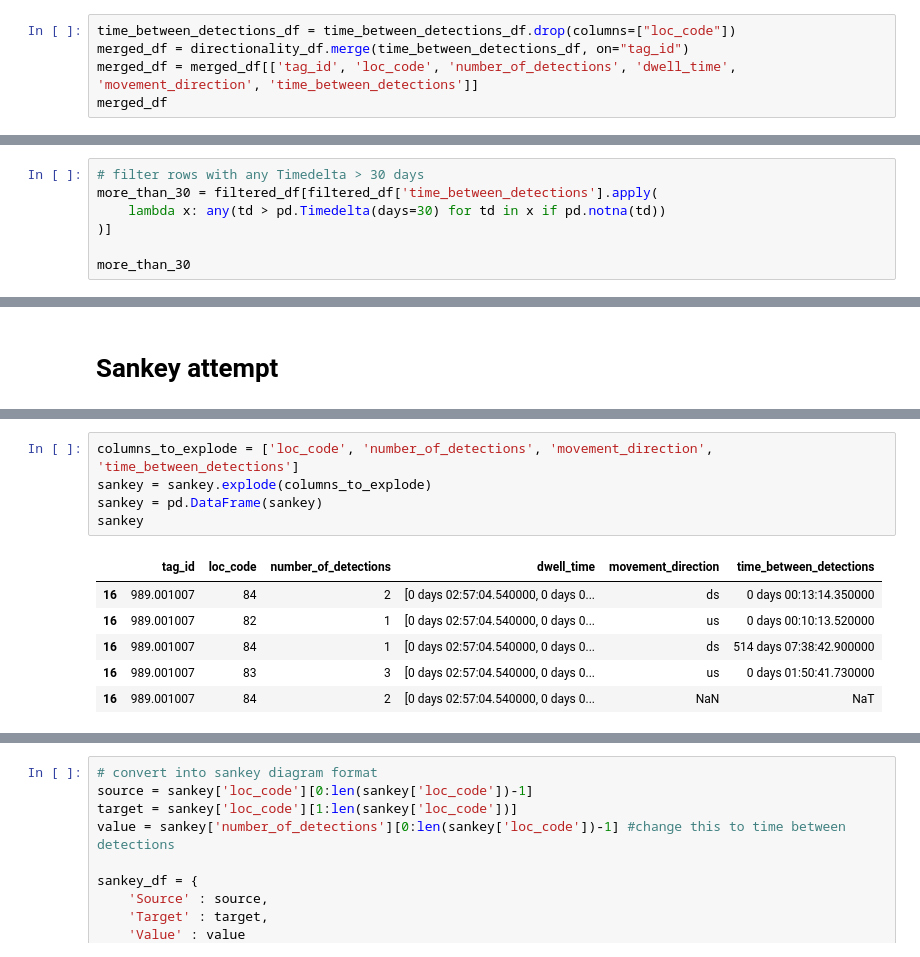
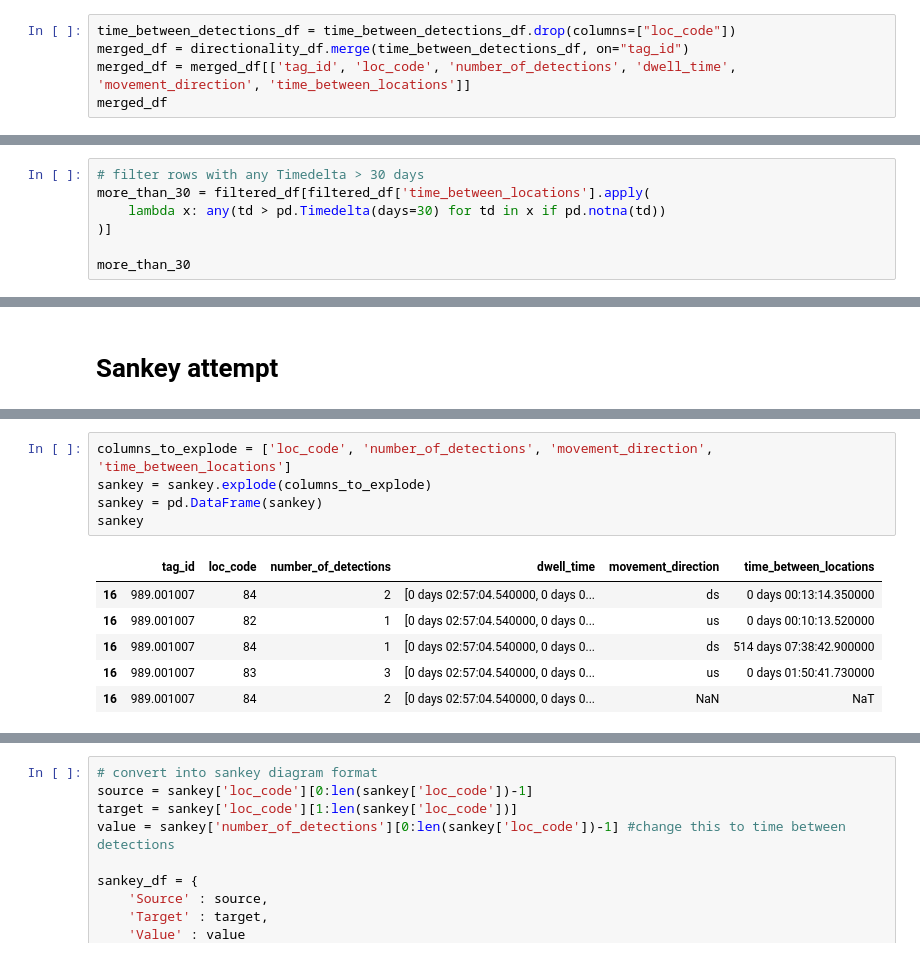
Before and after one commit to riyaeliza123/PIT-detection-patterns, a Jupyter notebook: notebooks/pit_profiles.ipynb, the cells around one changed output, grey strips where cells are left out. Saved outputs shown, nothing was run; the diff lists cells and outputs as text.

Commit message:
column name change requested

```diff
--- a/notebooks/pit_profiles.ipynb
+++ b/notebooks/pit_profiles.ipynb
@@ -113,6 +113,6 @@ time_between_detections_df
 # %%
 time_between_detections_df = time_between_detections_df.drop(columns=["loc_code"])
 merged_df = directionality_df.merge(time_between_detections_df, on="tag_id")
-merged_df = merged_df[['tag_id', 'loc_code', 'number_of_detections', 'dwell_time', 'movement_direction', 'time_between_detections']]
+merged_df = merged_df[['tag_id', 'loc_code', 'number_of_detections', 'dwell_time', 'movement_direction', 'time_between_locations']]
 merged_df
 # %% [output]
@@ -203,7 +203,7 @@ plt.show()
 [figure]
 # %%
 # filter rows with any Timedelta > 30 days
-more_than_30 = filtered_df[filtered_df['time_between_detections'].apply(
+more_than_30 = filtered_df[filtered_df['time_between_locations'].apply(
     lambda x: any(td > pd.Timedelta(days=30) for td in x if pd.notna(td))
 )]
 
@@ -236,11 +236,11 @@ sankey
 | 16 | 989.001007 | [84, 82, 84, 83, 84] | [2, 1, 1, 3, 2] | [0 days 02:57:04.540000, 0 days 0... | [ds, us, ds, us, nan] | [0 days 00:13:14.350000, 0 days 0... |
 # %%
-columns_to_explode = ['loc_code', 'number_of_detections', 'movement_direction', 'time_between_detections']
+columns_to_explode = ['loc_code', 'number_of_detections', 'movement_direction', 'time_between_locations']
 sankey = sankey.explode(columns_to_explode)
 sankey = pd.DataFrame(sankey)
 sankey
 # %% [output]
-|  | tag_id | loc_code | number_of_detections | dwell_time | movement_direction | time_between_detections |
+|  | tag_id | loc_code | number_of_detections | dwell_time | movement_direction | time_between_locations |
 | 16 | 989.001007 | 84 | 2 | [0 days 02:57:04.540000, 0 days 0... | ds | 0 days 00:13:14.350000 |
 | 16 | 989.001007 | 82 | 1 | [0 days 02:57:04.540000, 0 days 0... | us | 0 days 00:10:13.520000 |
 | 16 | 989.001007 | 84 | 1 | [0 days 02:57:04.540000, 0 days 0... | ds | 514 days 07:38:42.900000 |
```
Also changed, not shown: parts of 6 cells of this notebook, 3 other files.
